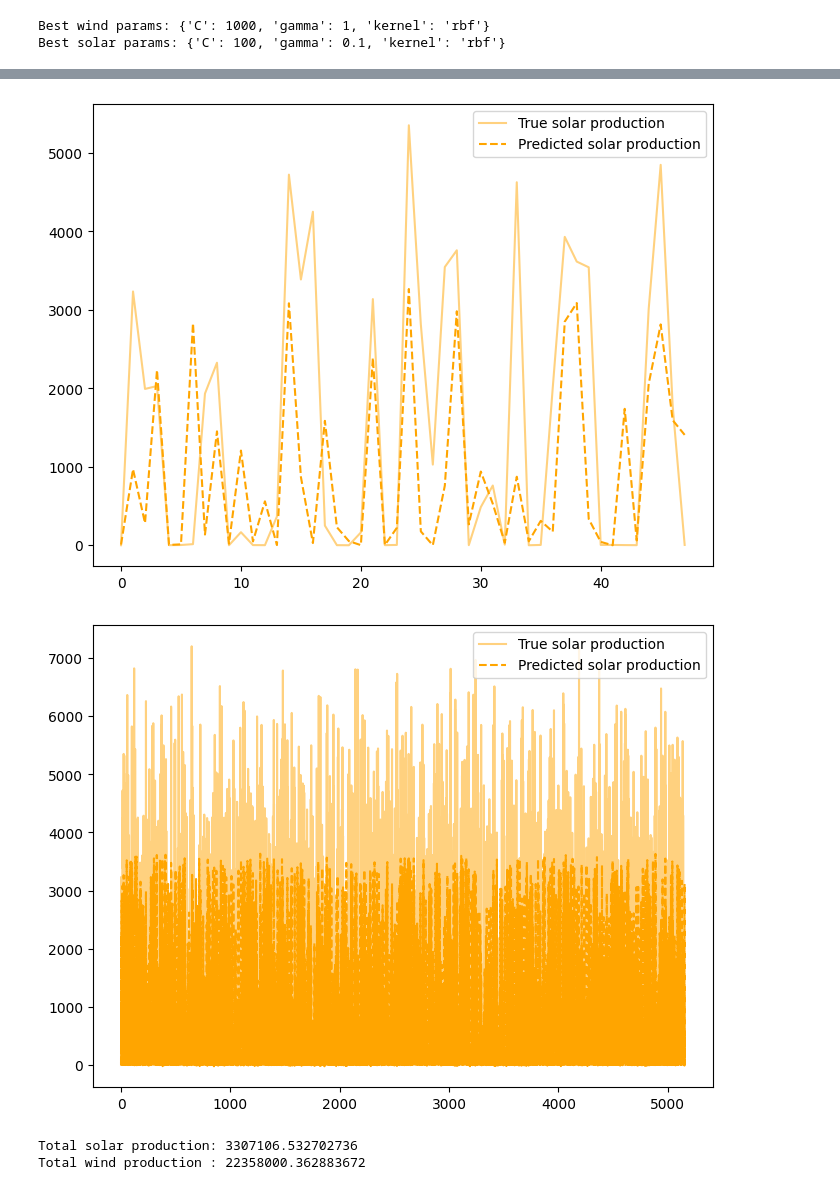
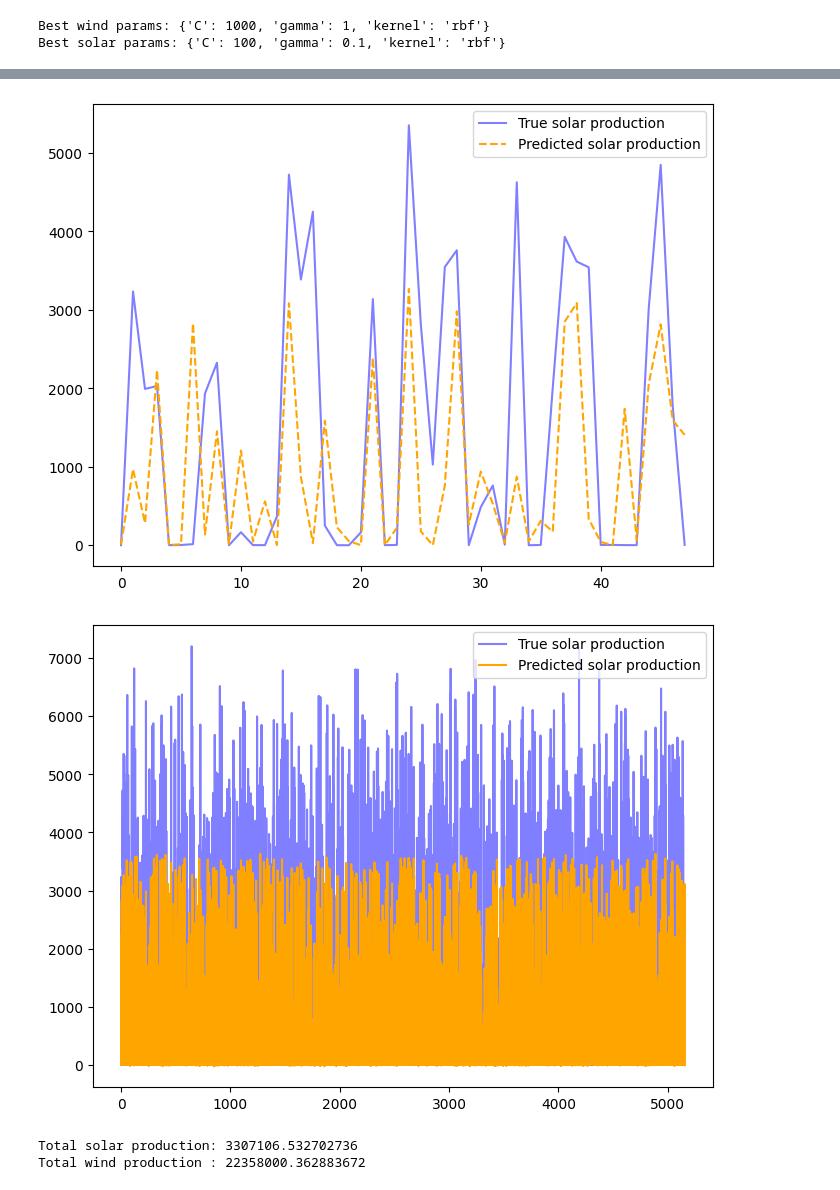
Before and after one commit to ibrahimmkhalid/data-228-project, a Jupyter notebook: model_svm.sync.ipynb, the cells around one changed output, grey strips where cells are left out. Cells and saved outputs as stored; diff of their text form; code cells hidden in the pictures.

```diff
--- a/model_svm.sync.ipynb
+++ b/model_svm.sync.ipynb
@@ -208,7 +216,7 @@ plt.figure(figsize=figsize)
 plt.plot(
     y_solar_test.to_list()[:range_n],
     label="True solar production",
-    color="orange",
+    color="blue",
     linestyle="solid",
     alpha=0.5,
 )
@@ -221,26 +229,26 @@ plt.plot(
 plt.legend()
 plt.show()
 # %% [output]
-[figure, old version]
+[figure, new version]
 # %%
 plt.figure(figsize=figsize)
 plt.plot(
     y_solar_test.to_list(),
     label="True solar production",
-    color="orange",
+    color="blue",
     linestyle="solid",
     alpha=0.5,
 )
 plt.plot(
     y_solar_pred,
     label="Predicted solar production",
     color="orange",
-    linestyle="dashed",
+    linestyle="solid",
 )
 plt.legend()
 plt.show()
 # %% [output]
-[figure, old version]
+[figure, new version]
 # %%
 print("Total solar production:", np.sum(y_solar_pred))
 print("Total wind production :", np.sum(y_wind_pred))
```
Also changed, not shown: parts of 9 cells of this notebook.
